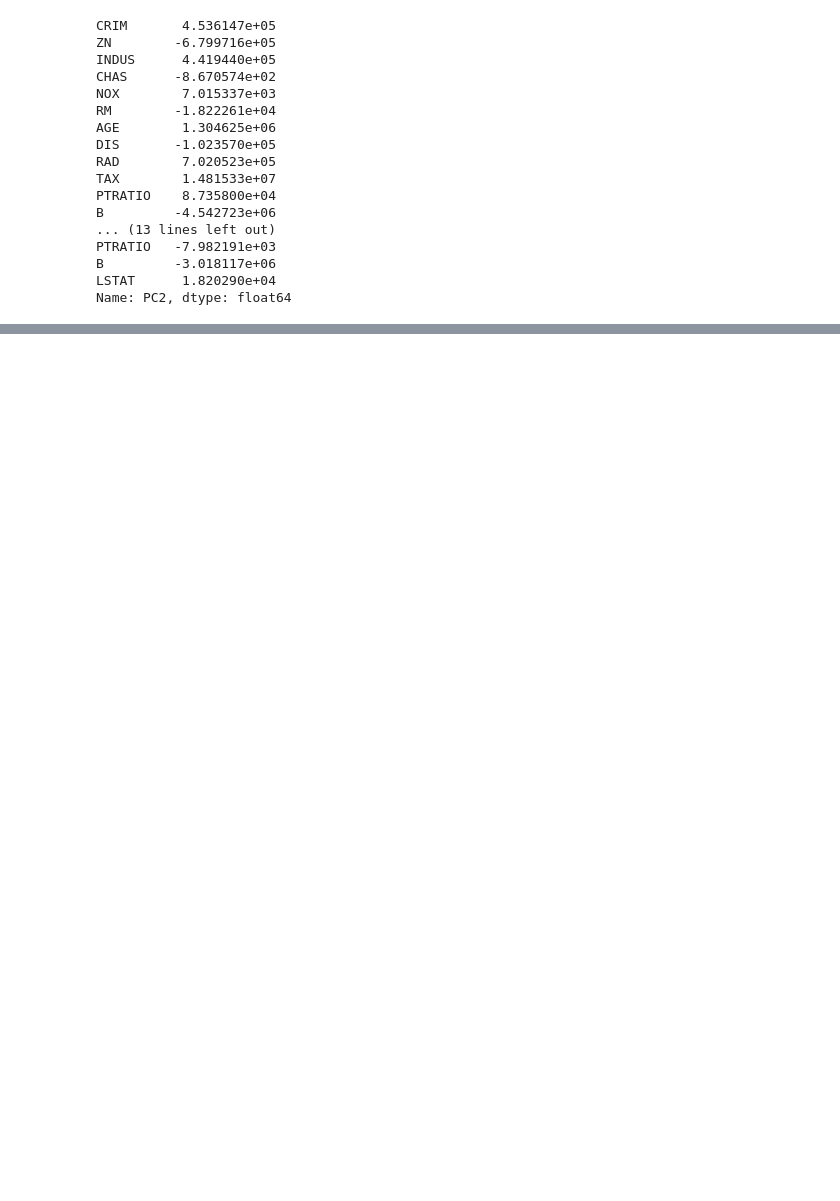
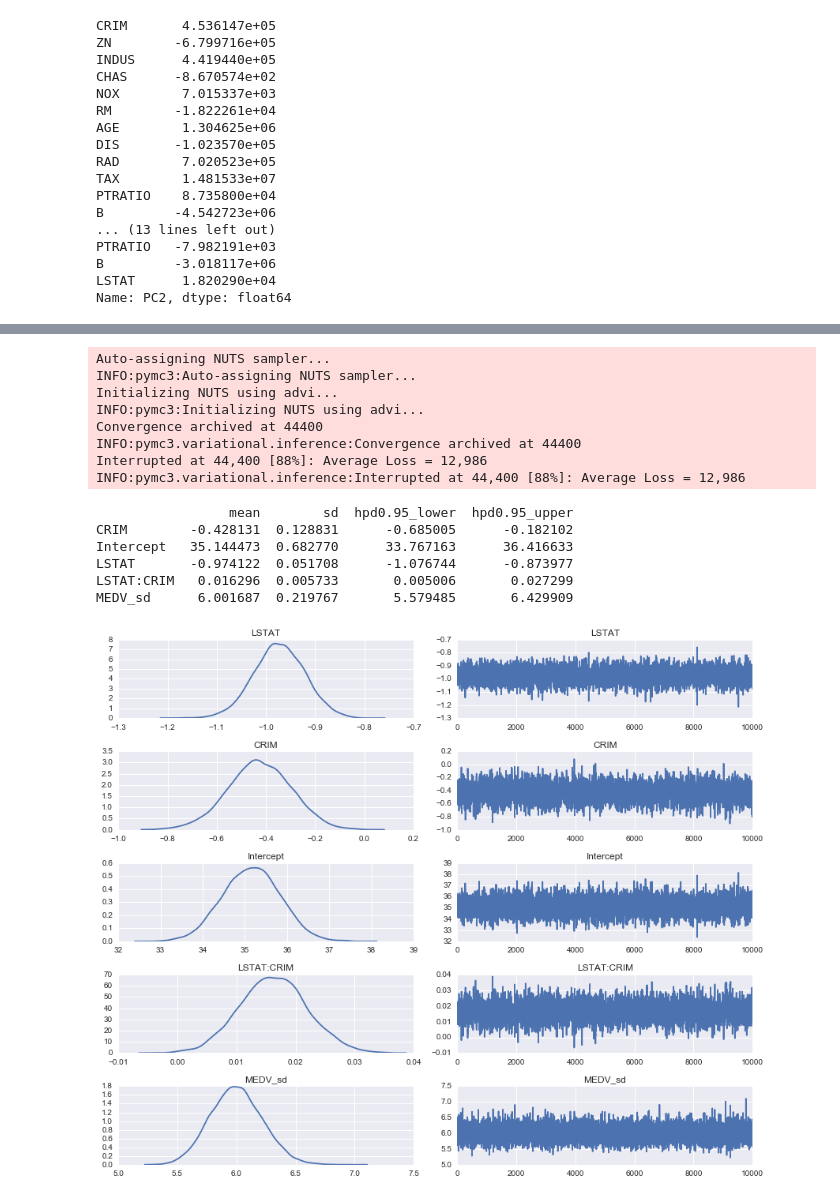
Before and after one commit to jlboat/ipython-notebooks, a Jupyter notebook: Regression_and_PCA.ipynb, the cells around one changed output, grey strips where cells are left out. Saved outputs shown, nothing was run; the diff lists cells and outputs as text; code cells hidden in the pictures; blank space fills up the shorter version.

Commit message:
Added Bayesian Regression

```diff
--- a/Regression_and_PCA.ipynb
+++ b/Regression_and_PCA.ipynb
@@ -299,3 +300,50 @@ plt.show()
 # together and are, therefore, strongly collinear
 # %% [output]
 [figure]
+# %%
+# Now, let's look at a Bayesian fit to the same model
+
+"""
+Symbol Definition
++      separate effects in a formula (additive effects)
+:      interaction (A:B is interaction of A and B)
+*      main effects plus interactions A*B is equivalent to A + B + A:B
+"""
+
+from bambi import Model
+from sklearn.cross_validation import train_test_split
+
+X_train, X_test, y_train, y_test = train_test_split(boston_df[["LSTAT","CRIM"]], medv, random_state = 0)
+
+bayesian_df = X_train
+bayesian_df["MEDV"] = y_train
+
+# For priors (as per https://github.com/bambinos/bambi)
+# By default, Bambi sets "weakly informative" priors on all fixed and random effects.
+# Priors are specified on a (generalized) partial correlation scale that quantifies
+# the expected standardized contribution of each individual term to the outcome variable
+# when controlling for other terms
+
+model = Model(bayesian_df)
+# For an example 10,000 samples is overkill...
+results = model.fit('MEDV ~ LSTAT*CRIM', samples=10000)
+
+print(results.summary())
+results.plot()
+plt.show()
+# %% [output]
+Auto-assigning NUTS sampler...
+INFO:pymc3:Auto-assigning NUTS sampler...
+Initializing NUTS using advi...
+INFO:pymc3:Initializing NUTS using advi...
+Convergence archived at 44400
+INFO:pymc3.variational.inference:Convergence archived at 44400
+Interrupted at 44,400 [88%]: Average Loss = 12,986
+INFO:pymc3.variational.inference:Interrupted at 44,400 [88%]: Average Loss = 12,986
+                 mean        sd  hpd0.95_lower  hpd0.95_upper
+CRIM        -0.428131  0.128831      -0.685005      -0.182102
+Intercept   35.144473  0.682770      33.767163      36.416633
+LSTAT       -0.974122  0.051708      -1.076744      -0.873977
+LSTAT:CRIM   0.016296  0.005733       0.005006       0.027299
+MEDV_sd      6.001687  0.219767       5.579485       6.429909
+[figure, added]
```
Also changed, not shown: parts of 6 cells of this notebook.
